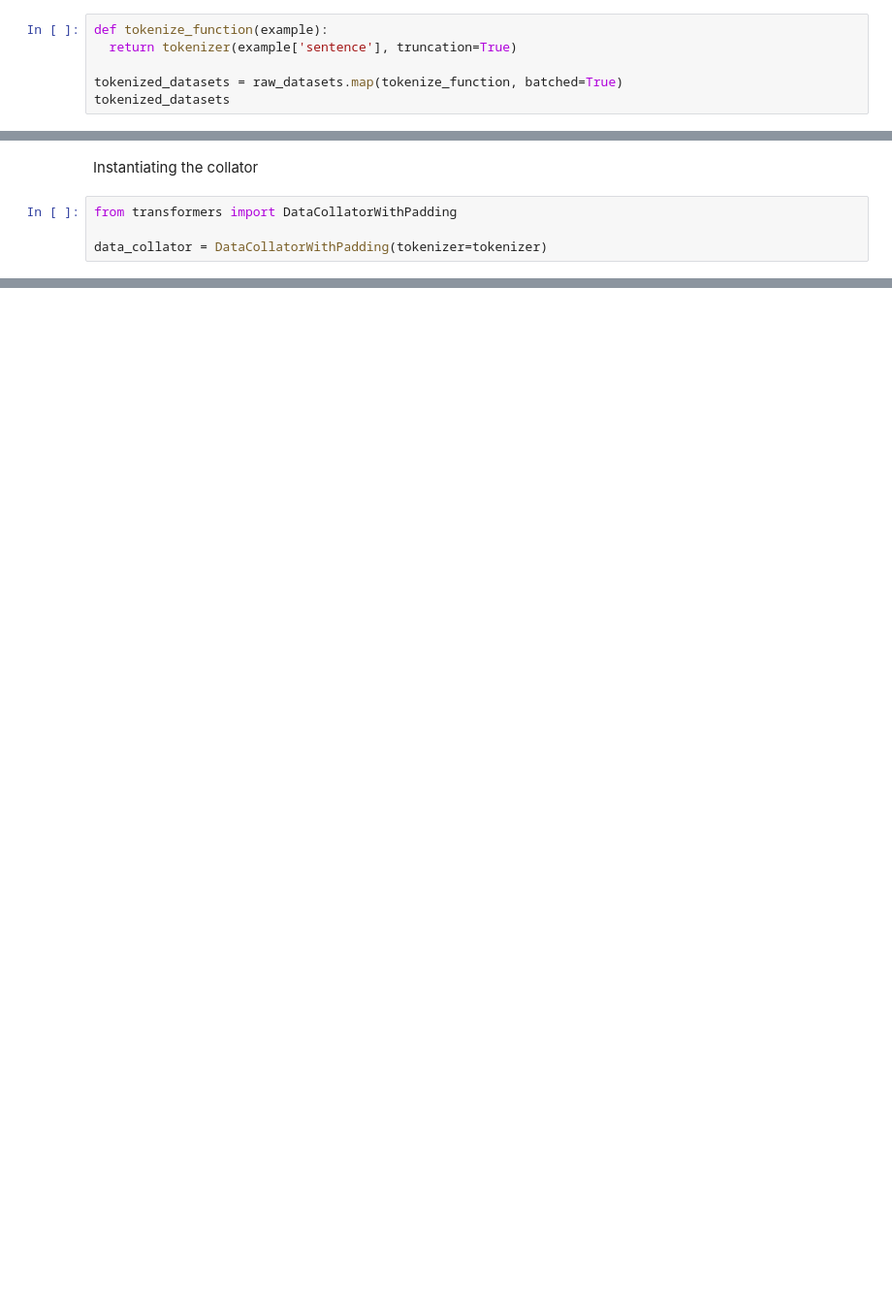
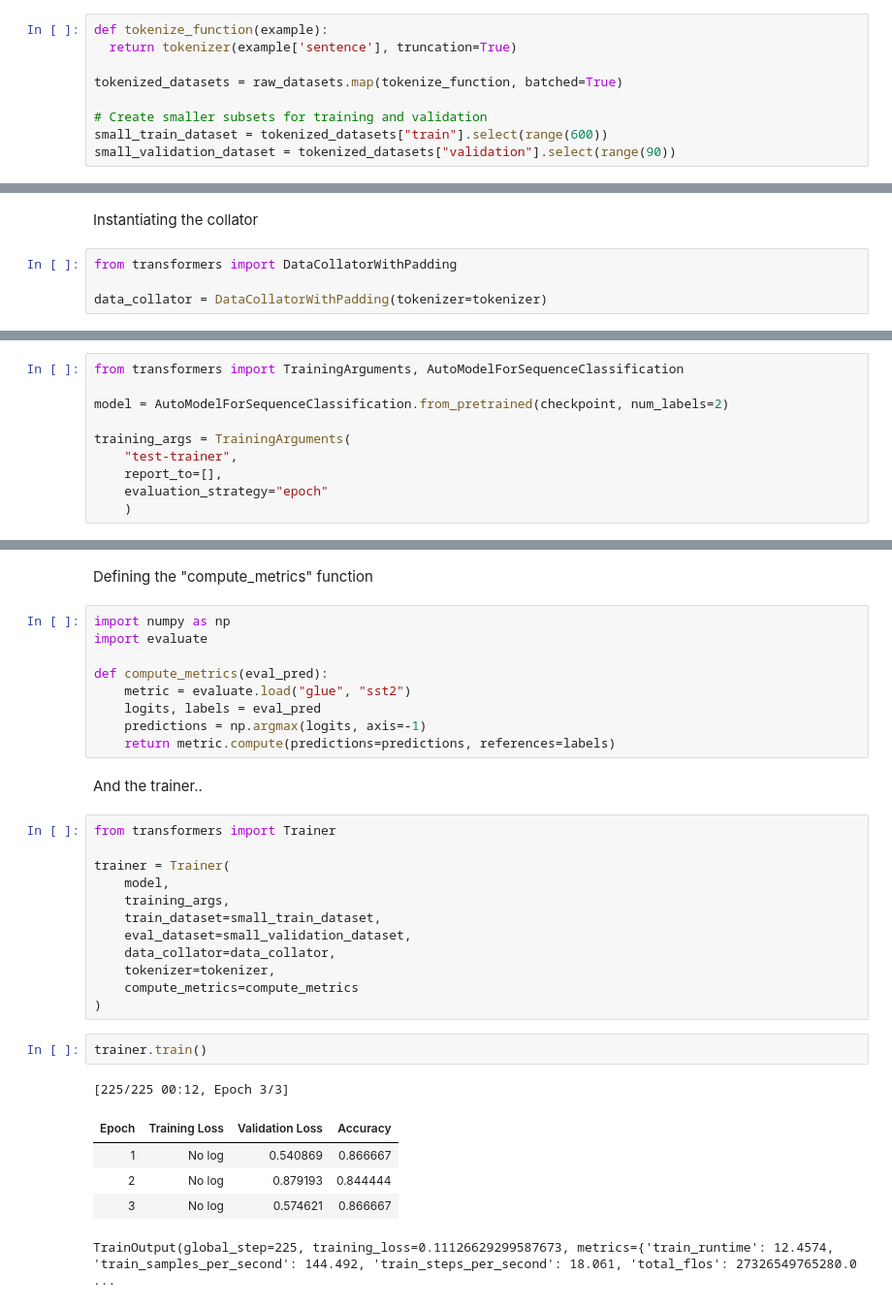
Before and after one commit to raduButucelea23/HF_Transformers, a Jupyter notebook: course/en/chapter3/section2_pt.ipynb, the cells around one changed output, grey strips where cells are left out. Shown at 97% size. Saved outputs shown, nothing was run; the diff lists cells and outputs as text; blank space fills up the shorter version.

Commit message:
Data processing pipeline and trainer API example notebook

```diff
--- a/course/en/chapter3/section2_pt.ipynb
+++ b/course/en/chapter3/section2_pt.ipynb
@@ -171,4 +175,7 @@ def tokenize_function(example):
   return tokenizer(example['sentence'], truncation=True)
 
 tokenized_datasets = raw_datasets.map(tokenize_function, batched=True)
-tokenized_datasets
+
+# Create smaller subsets for training and validation
+small_train_dataset = tokenized_datasets["train"].select(range(600))
+small_validation_dataset = tokenized_datasets["validation"].select(range(90))
@@ -235,0 +205,10 @@ batch = data_collator(samples)
+# %%
+from transformers import TrainingArguments, AutoModelForSequenceClassification
+
+model = AutoModelForSequenceClassification.from_pretrained(checkpoint, num_labels=2)
+
+training_args = TrainingArguments(
+    "test-trainer",
+    report_to=[],
+    evaluation_strategy="epoch"
+    )
@@ -235,0 +218,34 @@ batch = data_collator(samples)
+# %% [markdown]
+Defining the "compute_metrics" function
+# %%
+import numpy as np
+import evaluate
+
+def compute_metrics(eval_pred):
+    metric = evaluate.load("glue", "sst2")
+    logits, labels = eval_pred
+    predictions = np.argmax(logits, axis=-1)
+    return metric.compute(predictions=predictions, references=labels)
+# %% [markdown]
+And the trainer..
+# %%
+from transformers import Trainer
+
+trainer = Trainer(
+    model,
+    training_args,
+    train_dataset=small_train_dataset,
+    eval_dataset=small_validation_dataset,
+    data_collator=data_collator,
+    tokenizer=tokenizer,
+    compute_metrics=compute_metrics
+)
+# %%
+trainer.train()
+# %% [output]
+[225/225 00:12, Epoch 3/3]
+| Epoch | Training Loss | Validation Loss | Accuracy |
+| 1 | No log | 0.540869 | 0.866667 |
+| 2 | No log | 0.879193 | 0.844444 |
+| 3 | No log | 0.574621 | 0.866667 |
+TrainOutput(global_step=225, training_loss=0.11126629299587673, metrics={'train_runtime': 12.4574, 'train_samples_per_second': 144.492, 'train_steps_per_second': 18.061, 'total_flos': 27326549765280.0 ...
```
Also changed, not shown: parts of 19 cells of this notebook.
